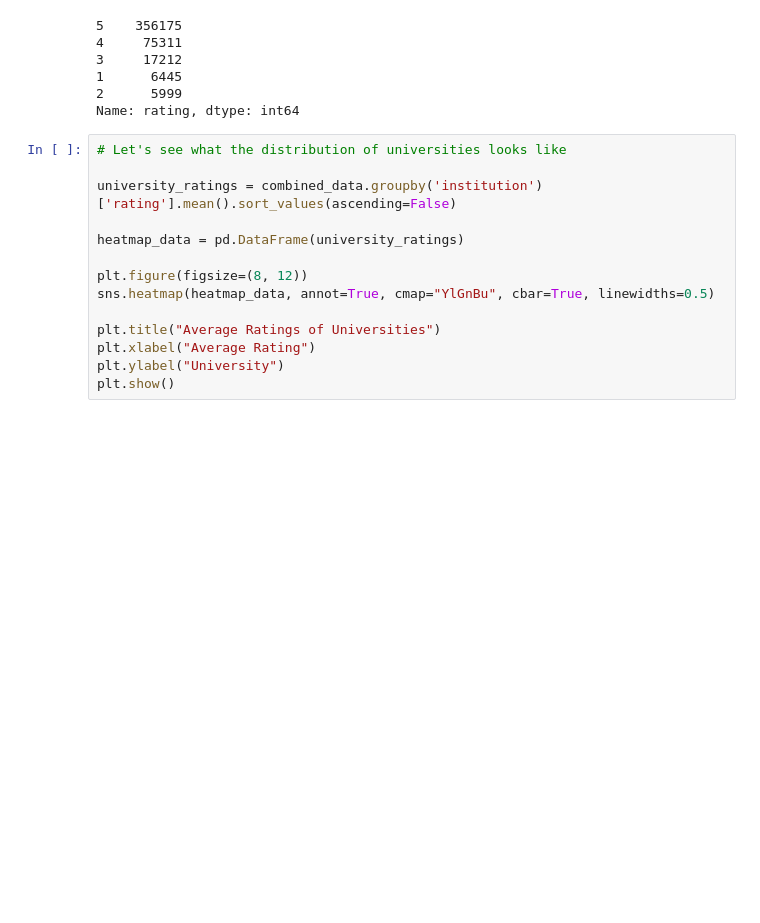
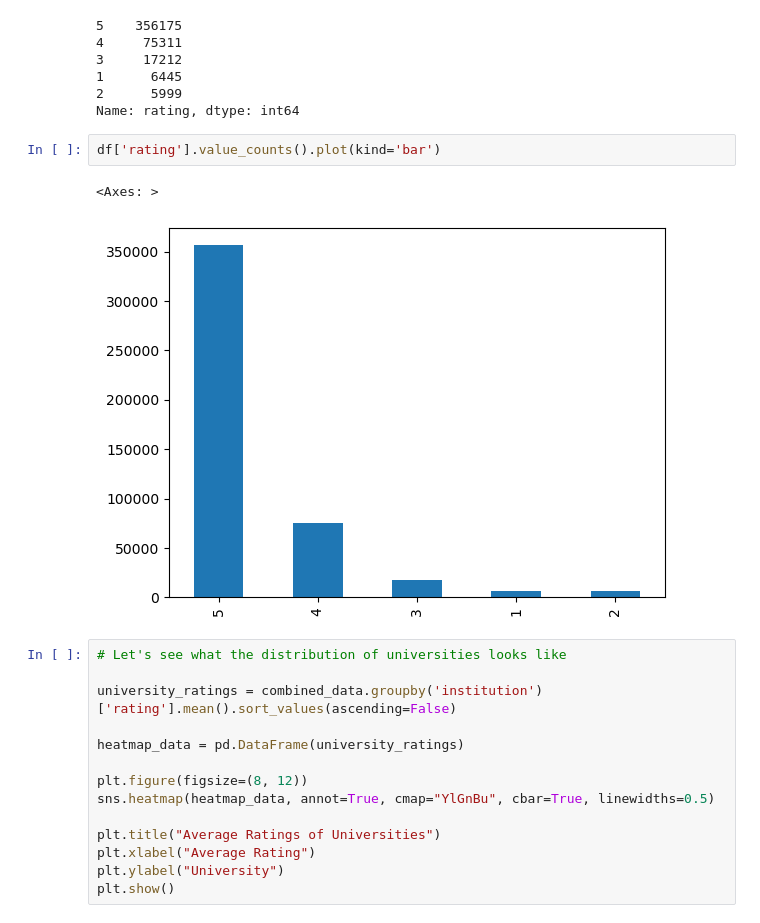
Before and after one commit to Sciotaku/DTUDataScienceProject, a Jupyter notebook: DataAnalysis.ipynb, the cells around one changed output. Cells and saved outputs as stored; diff of their text form; blank space fills up the shorter version.

```diff
--- a/DataAnalysis.ipynb
+++ b/DataAnalysis.ipynb
@@ -120,6 +117,11 @@ df['rating'].value_counts()
 1      6445
 2      5999
 Name: rating, dtype: int64
+# %%
+df['rating'].value_counts().plot(kind='bar')
+# %% [output]
+<Axes: >
+[figure, added]
 # %%
 # Let's see what the distribution of universities looks like
 
```
Also changed, not shown: parts of 9 cells of this notebook, 1 other file.
